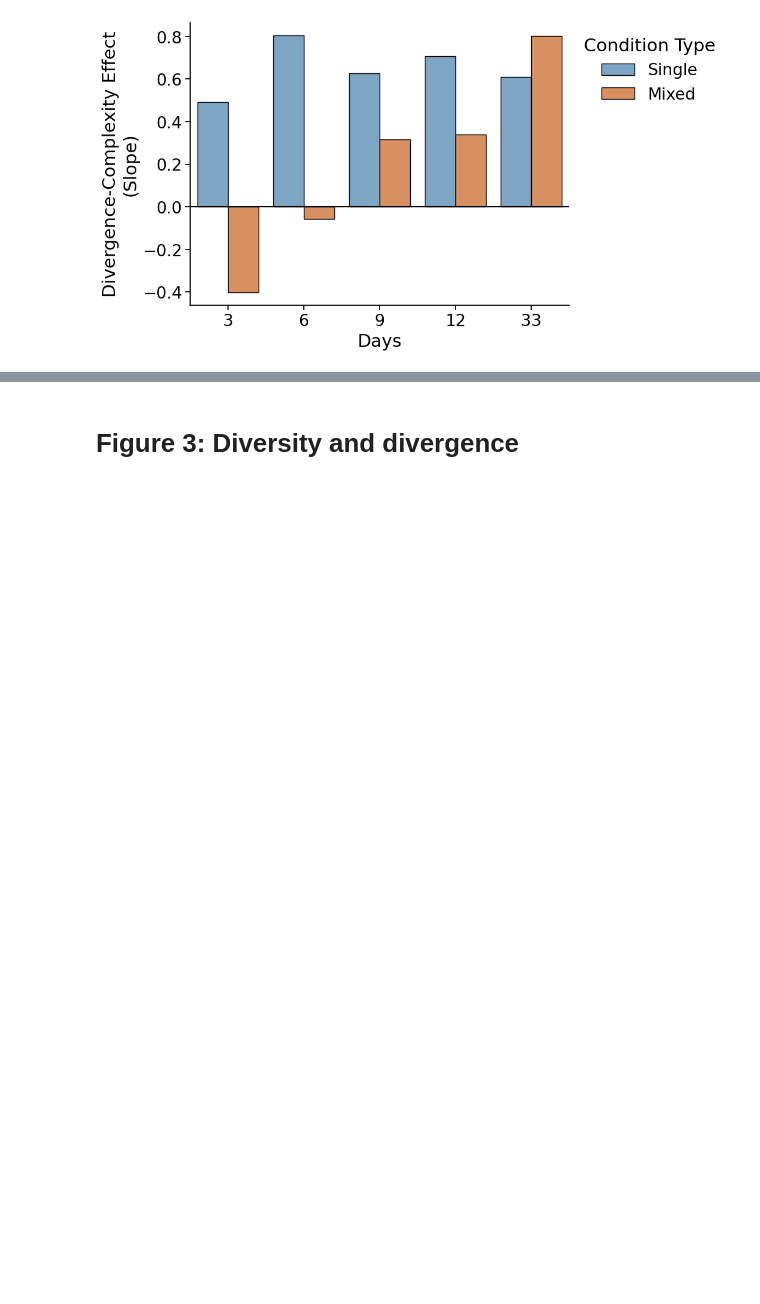
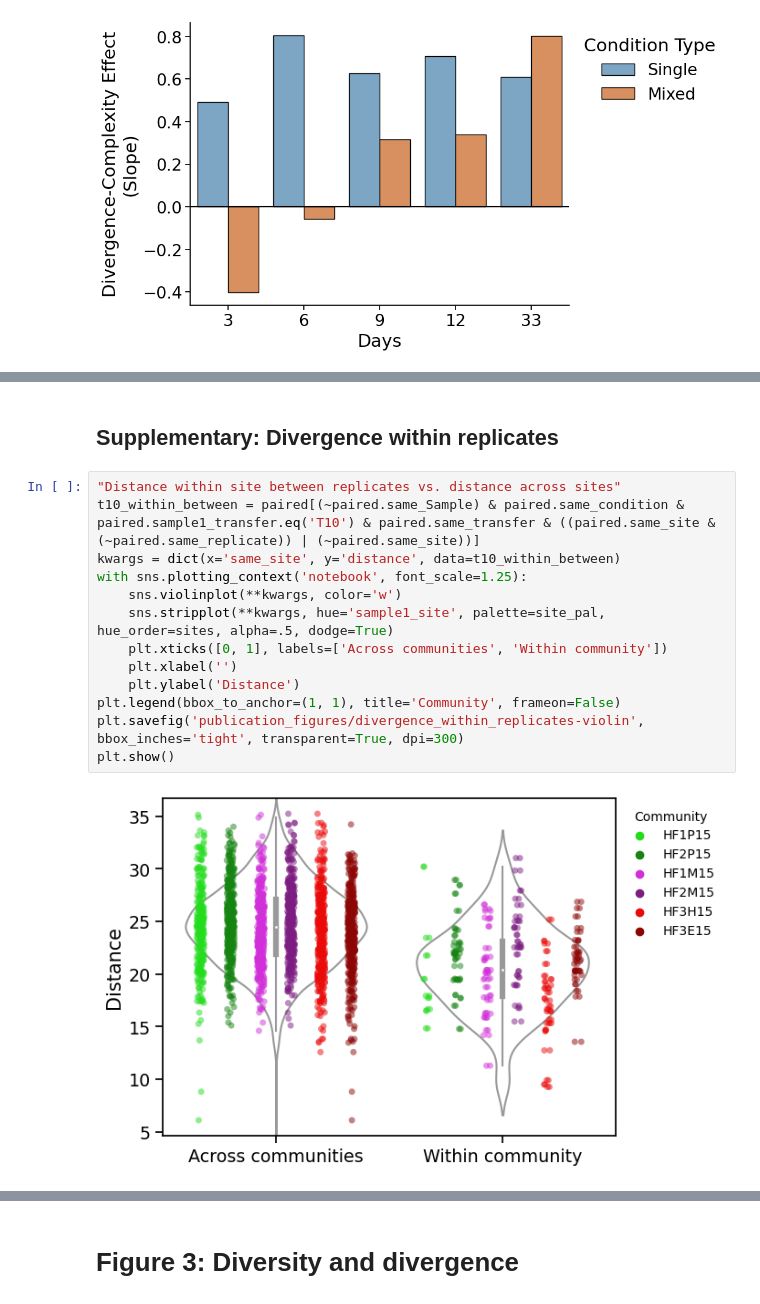
Before and after one commit to segrelab/MetabolicComplexityDivergence, a Jupyter notebook: env_complexity_publication_figures.ipynb, the cells around one changed output, grey strips where cells are left out. Drawn from its saved outputs; the diff is of its cells as text; blank space fills up the shorter version.

Commit message:
replicate clusters

```diff
--- a/env_complexity_publication_figures.ipynb
+++ b/env_complexity_publication_figures.ipynb
@@ -469,3 +469,20 @@ linregress_stats_family
 | 7 | 12 | single | 0.707340 | 8.276018 | 0.355224 | 0.000882 | 0.217858 | 3.054533 | ... |
 | 8 | 33 | mixed | 0.802002 | 3.012541 | 0.444194 | 0.000189 | 0.212404 | 3.724039 | ... |
 | 9 | 33 | single | 0.610935 | 8.571270 | 0.374006 | 0.000474 | 0.177310 | 3.324063 | ... |
+# %% [markdown]
+## Supplementary: Divergence within replicates
+# %%
+"Distance within site between replicates vs. distance across sites"
+t10_within_between = paired[(~paired.same_Sample) & paired.same_condition & paired.sample1_transfer.eq('T10') & paired.same_transfer & ((paired.same_site & (~paired.same_replicate)) | (~paired.same_site))]
+kwargs = dict(x='same_site', y='distance', data=t10_within_between)
+with sns.plotting_context('notebook', font_scale=1.25):
+    sns.violinplot(**kwargs, color='w')
+    sns.stripplot(**kwargs, hue='sample1_site', palette=site_pal, hue_order=sites, alpha=.5, dodge=True)
+    plt.xticks([0, 1], labels=['Across communities', 'Within community'])
+    plt.xlabel('')
+    plt.ylabel('Distance')
+plt.legend(bbox_to_anchor=(1, 1), title='Community', frameon=False)
+plt.savefig('publication_figures/divergence_within_replicates-violin', bbox_inches='tight', transparent=True, dpi=300)
+plt.show()
+# %% [output]
+[figure, added]
```
Also changed, not shown: parts of 2 cells of this notebook.
